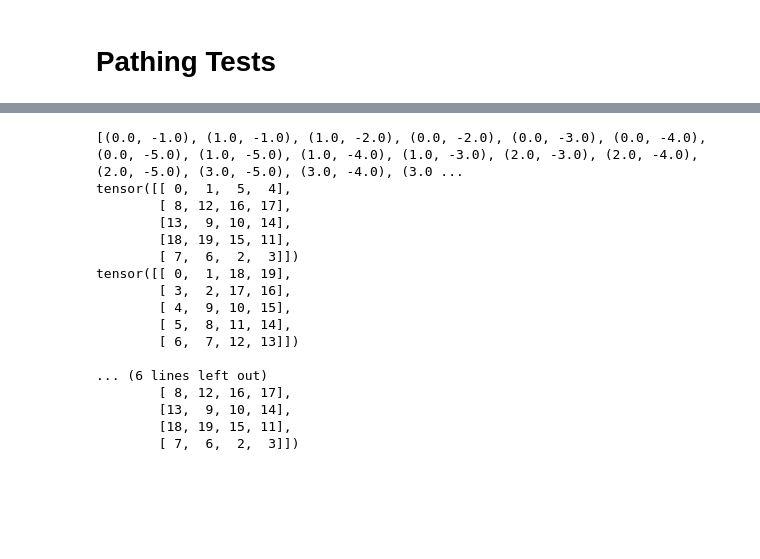
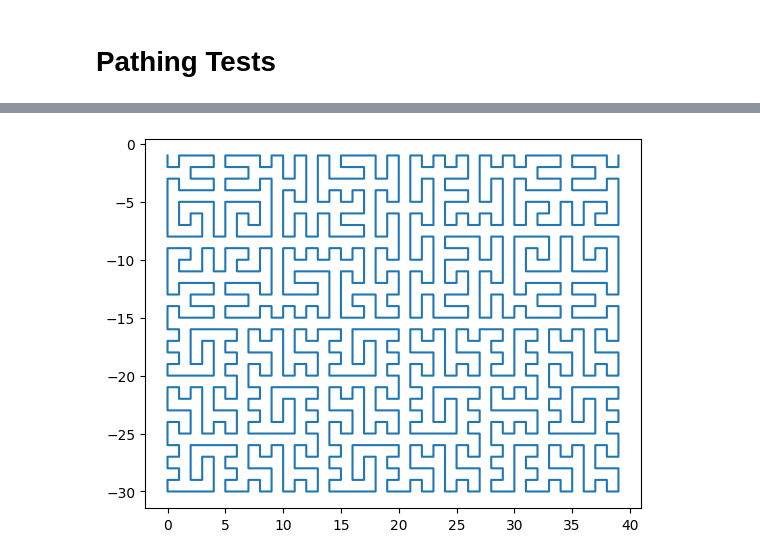
Before and after one commit to BenSpicer/VMamba, a Jupyter notebook: project.ipynb, the cells around one changed output, grey strips where cells are left out. Cells and saved outputs as stored; diff of their text form; code cells hidden in the pictures; blank space fills up the shorter version.

```diff
--- a/project.ipynb
+++ b/project.ipynb
@@ -294,48 +332,17 @@ tensor([[ 0,  1,  2,  3],
 # %%
 import spacefill.curvetools as ct
 import numpy as np
 
 
-# curve_map = ct.generate_map(90, 125)
-x_size, y_size = 4, 5
+x_size, y_size = 40, 30
 curve_map = ct.generate_map(x_size, -y_size)
-# print('Byte Size: {}'.format(sys.getsizeof(curve_map)))
-# print('Amount of points: {}'.format(len(curve_map)))
-
-# point = ct.coord_to_position((25, 25), curve_map)
-# coord = ct.position_to_coord(point, curve_map)
 
 import matplotlib.pyplot as plt
-# print(curve_map)
-print(curve_map[0])
 px, py = list(zip(*(curve_map[0])))
 inds = torch.tensor([(-y-1)*x_size + x for x, y in curve_map[0]], dtype=torch.int64)
-print(inds.reshape(y_size,x_size))
-print(torch.argsort(inds).reshape(y_size,x_size))
-# px, py = dat
-# plt.plot(px, py)
-# plt.plot([coord[0]], [coord[1]], 'ro')
-# plt.show()
-print()
+plt.plot(px, py)
+plt.show()
 arr = torch.arange(0,x_size*y_size).reshape(y_size, x_size)
-print(arr)
 arr_sort = arr.flatten().gather(dim=-1, index=inds).reshape(y_size, x_size)
-print(arr_sort)
 # %% [output]
-[(0.0, -1.0), (1.0, -1.0), (1.0, -2.0), (0.0, -2.0), (0.0, -3.0), (0.0, -4.0), (0.0, -5.0), (1.0, -5.0), (1.0, -4.0), (1.0, -3.0), (2.0, -3.0), (2.0, -4.0), (2.0, -5.0), (3.0, -5.0), (3.0, -4.0), (3.0 ...
-tensor([[ 0,  1,  5,  4],
-        [ 8, 12, 16, 17],
-        [13,  9, 10, 14],
-        [18, 19, 15, 11],
-        [ 7,  6,  2,  3]])
-tensor([[ 0,  1, 18, 19],
-        [ 3,  2, 17, 16],
-        [ 4,  9, 10, 15],
-        [ 5,  8, 11, 14],
-        [ 6,  7, 12, 13]])
-
-... (6 lines left out)
-        [ 8, 12, 16, 17],
-        [13,  9, 10, 14],
-        [18, 19, 15, 11],
-        [ 7,  6,  2,  3]])
+[figure, added]
```
Also changed, not shown: parts of 9 cells of this notebook, 2 other files.
